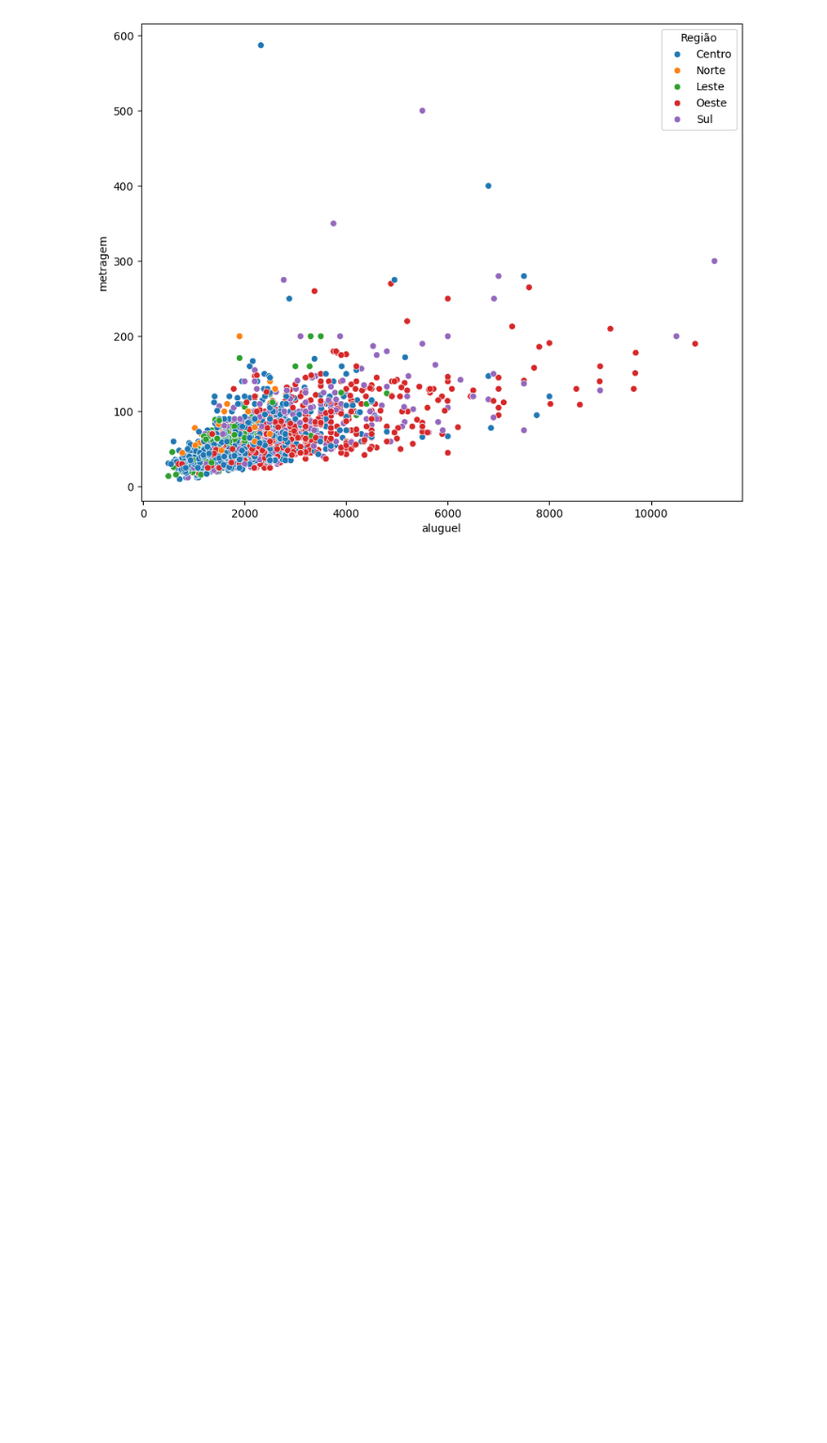
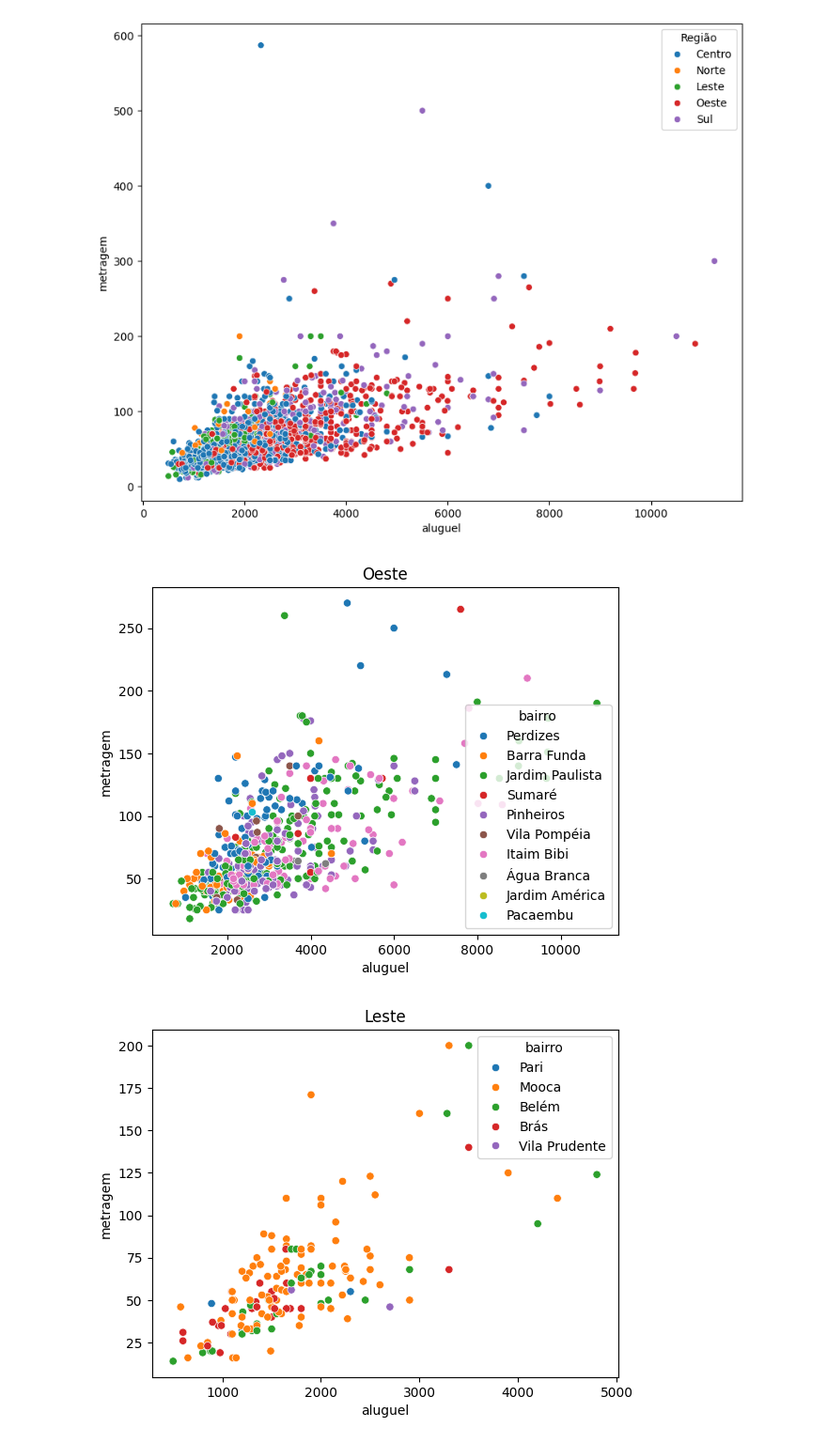
Before and after one commit to abilioepalanga/Market-Value-Predictor-Airbnb, a Jupyter notebook: main.ipynb, the cells around one changed output. Shown at 94% size. Saved outputs shown, nothing was run; the diff lists cells and outputs as text; code cells hidden in the pictures; blank space fills up the shorter version.

Commit message:
Criando vários gráfico para cada região

```diff
--- a/main.ipynb
+++ b/main.ipynb
@@ -1132,3 +1132,32 @@ sns.scatterplot(x='aluguel', y='metragem', hue='Região', data=basemarged)
 plt.show()
 # %% [output]
 [figure]
+# %%
+#Criando vários gráfico para cada região
+#Oeste
+#plt.figure(figsize=(6,4))
+sns.scatterplot(x='aluguel', y='metragem', hue='bairro', data=basemarged[basemarged.Região=='Oeste']).set_title('Oeste')
+plt.show()
+
+#Leste
+#plt.figure(figsize=(6,4))
+sns.scatterplot(x='aluguel', y='metragem', hue='bairro', data=basemarged[basemarged.Região=='Leste']).set_title('Leste')
+plt.show()
+
+#Norte
+#plt.figure(figsize=(10,8))
+sns.scatterplot(x='aluguel', y='metragem', hue='bairro', data=basemarged[basemarged.Região=='Norte']).set_title('Norte')
+plt.show()
+
+#Sul
+#plt.figure(figsize=(10,8))
+sns.scatterplot(x='aluguel', y='metragem', hue='bairro', data=basemarged[basemarged.Região=='Sul']).set_title('Sul')
+plt.show()
+
+#Centro
+#plt.figure(figsize=(10,8))
+sns.scatterplot(x='aluguel', y='metragem', hue='bairro', data=basemarged[basemarged.Região=='Centro']).set_title('Centro')
+plt.show()
+# %% [output]
+[figure, added]
+[figure, added]
```
Also changed, not shown: parts of 1 cell of this notebook.
